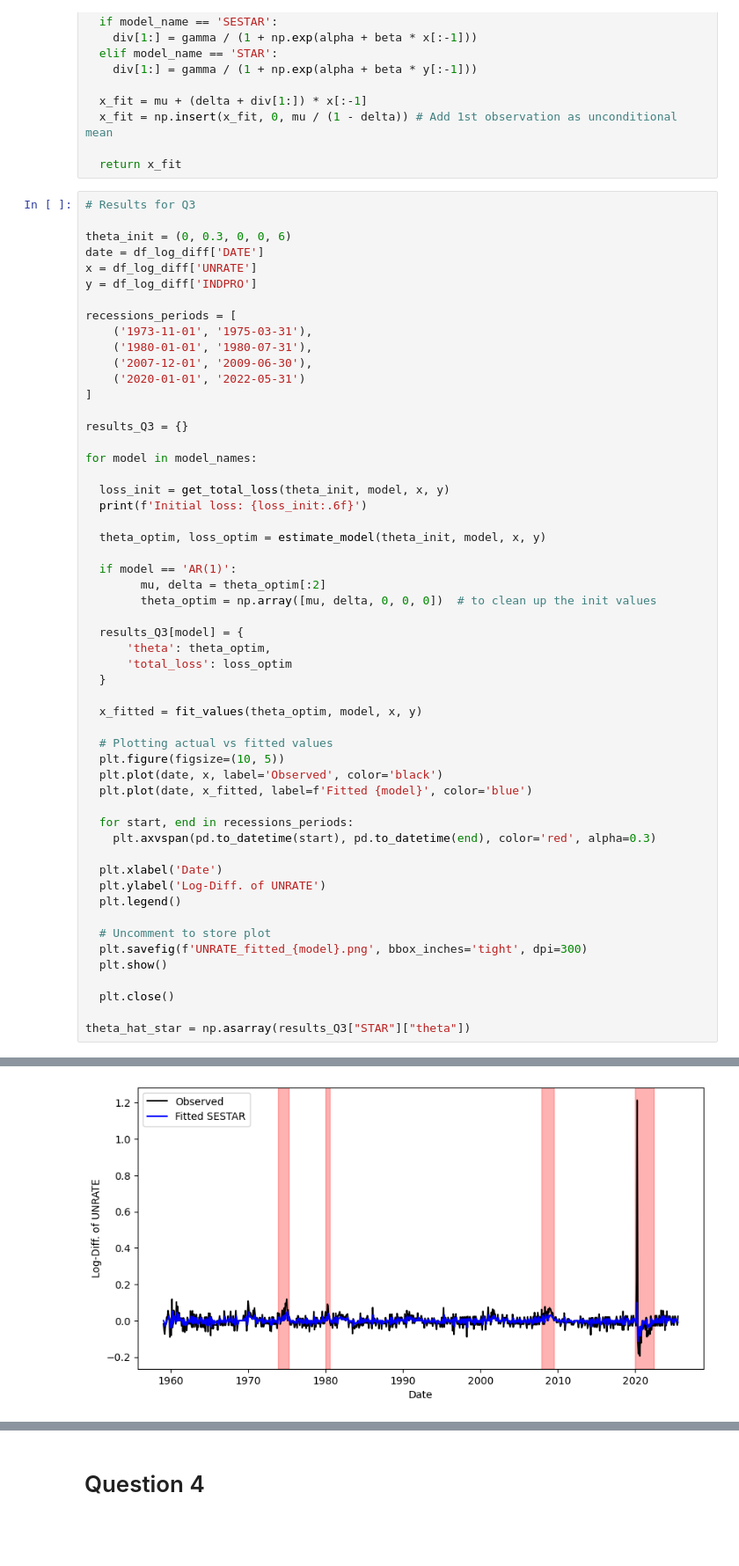
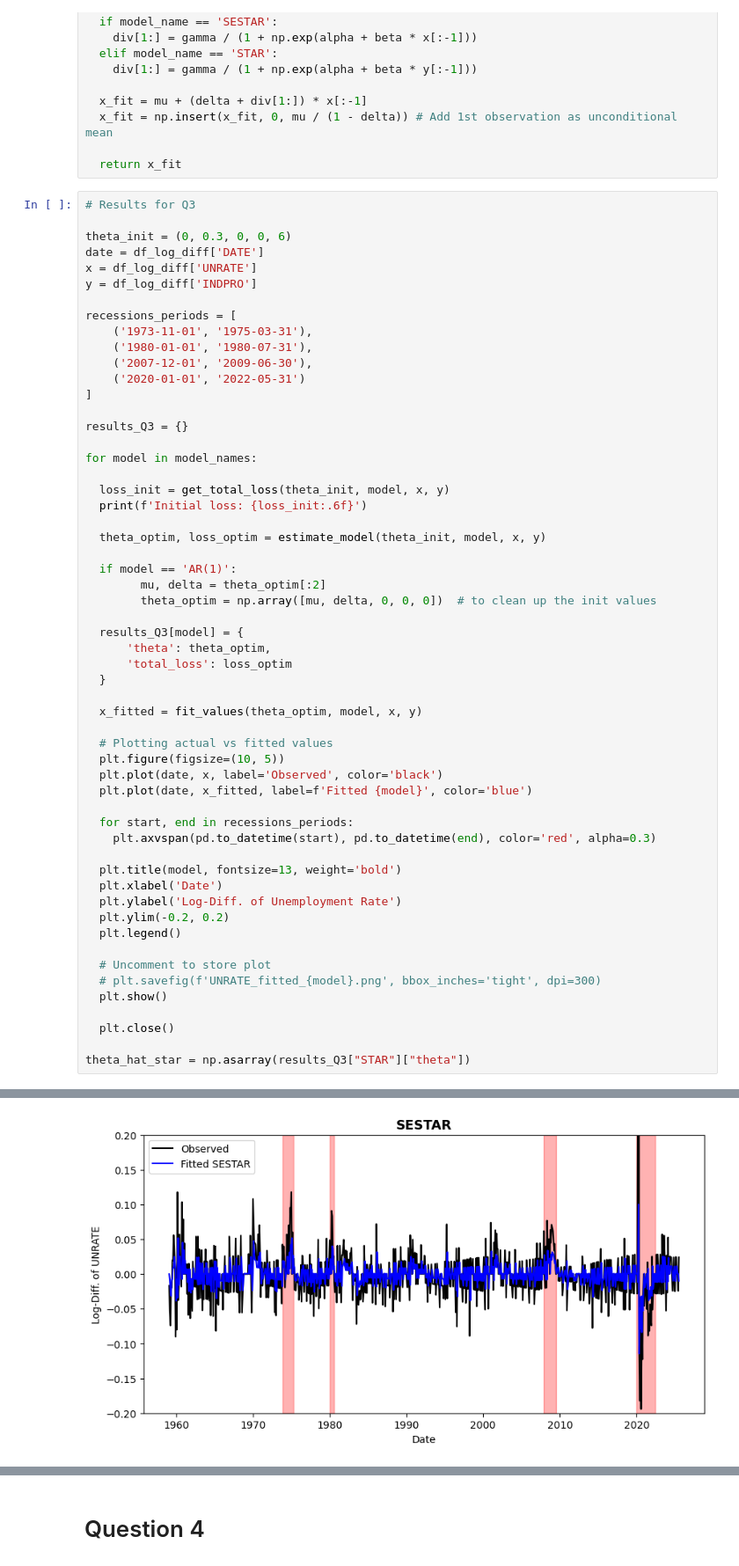
Before and after one commit to avril-rdgz/E_EORM_AECTR_GA2, a Jupyter notebook: Main_notebook_GA2.ipynb, the cells around one changed output, grey strips where cells are left out. Shown at 88% size. Saved outputs shown, nothing was run; the diff lists cells and outputs as text; blank space fills up the shorter version.

Commit message:
q3 plots modification

```diff
--- a/Main_notebook_GA2.ipynb
+++ b/Main_notebook_GA2.ipynb
@@ -175,12 +175,14 @@ for model in model_names:
   for start, end in recessions_periods:
     plt.axvspan(pd.to_datetime(start), pd.to_datetime(end), color='red', alpha=0.3)
 
+  plt.title(model, fontsize=13, weight='bold')
   plt.xlabel('Date')
-  plt.ylabel('Log-Diff. of UNRATE')
+  plt.ylabel('Log-Diff. of Unemployment Rate')
+  plt.ylim(-0.2, 0.2)
   plt.legend()
 
   # Uncomment to store plot
-  plt.savefig(f'UNRATE_fitted_{model}.png', bbox_inches='tight', dpi=300)
+  # plt.savefig(f'UNRATE_fitted_{model}.png', bbox_inches='tight', dpi=300)
   plt.show()
 
   plt.close()
@@ -194,7 +196,7 @@ Optimization successful for AR(1). Total Loss: 2.329415
 Initial loss: 2.420311
 
 Optimization successful for SESTAR. Total Loss: 2.175516
-[figure, old version]
+[figure, new version]
 Initial loss: 2.420311
 
 Optimization successful for STAR. Total Loss: 2.175517
```
Also changed, not shown: parts of 4 cells of this notebook.
